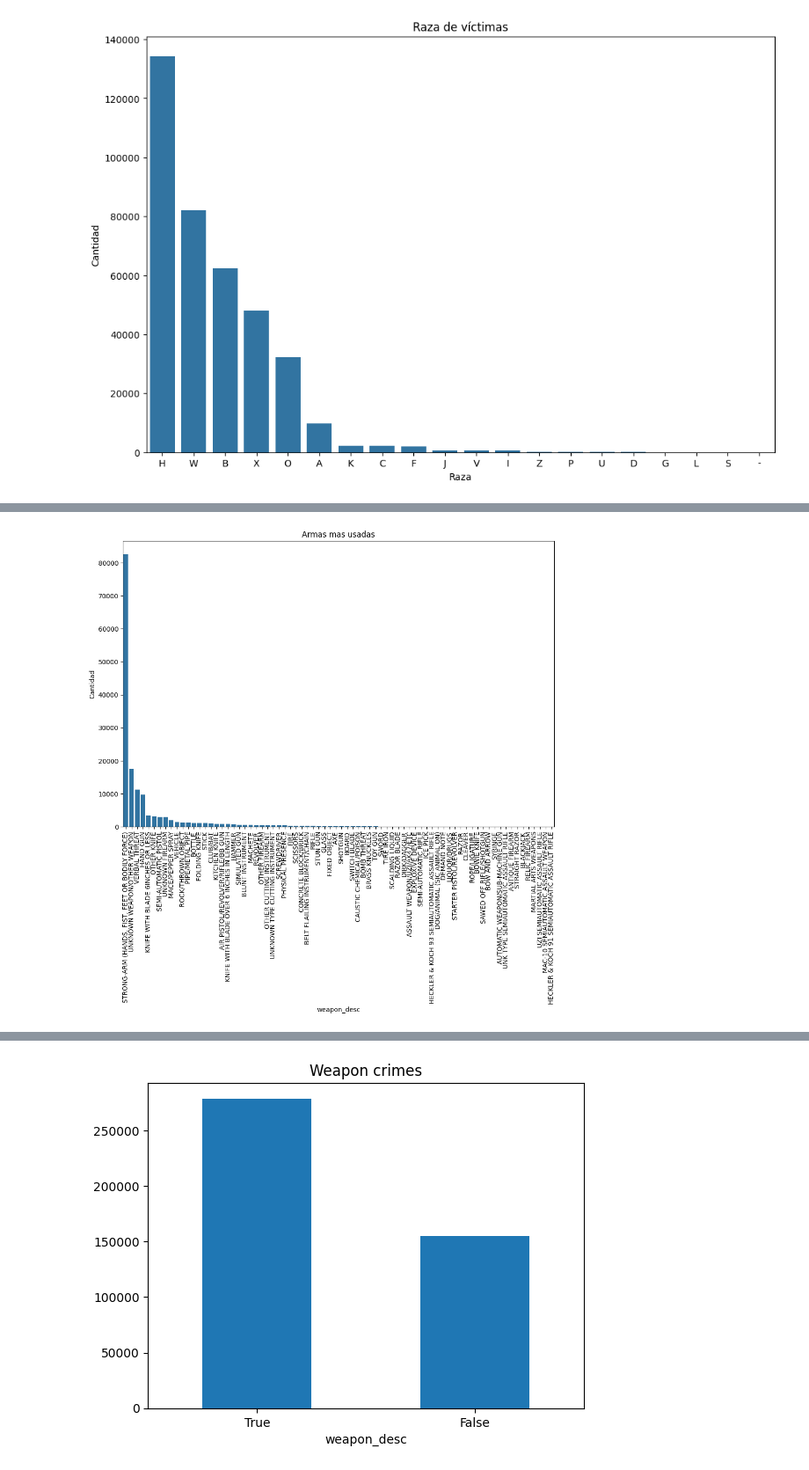
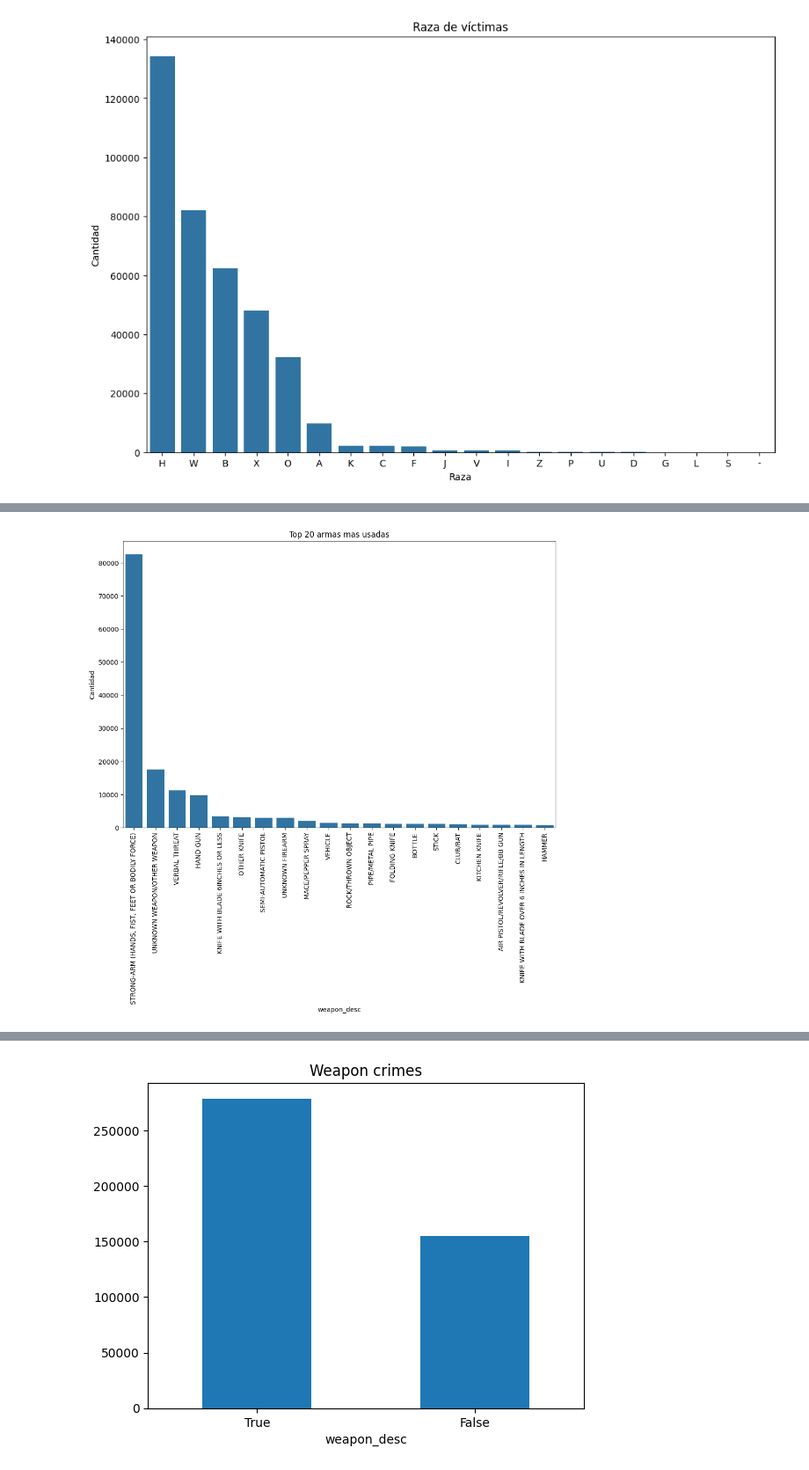
Before and after one commit to orj93/final_proyect_crime, a Jupyter notebook: src/EDA.ipynb, the cells around one changed output, grey strips where cells are left out. Shown at 88% size. Cells and saved outputs as stored; diff of their text form; code cells hidden in the pictures.

```diff
--- a/src/EDA.ipynb
+++ b/src/EDA.ipynb
@@ -115,2 +114,0 @@ memory usage: 67.6+ MB
-# %%
-total_data = total_data[total_data['date_occ'].dt.year >= 2020]
@@ -116,0 +130,2 @@ total_data = total_data[total_data['date_occ'].dt.year >= 2020]
+# %%
+total_data=total_data.loc[(total_data['vict_sex']=='M')|(total_data['vict_sex']=='F')|(total_data['vict_sex']=='X')|(total_data['vict_sex'].isnull())]
@@ -333,9 +319,9 @@ plt.show()
 # %% [output]
 [figure]
 # %%
-weapon_desc=total_data.value_counts("weapon_desc")
+weapon_desc=total_data.value_counts("weapon_desc")[0:20]
 weapon_desc=pd.DataFrame(weapon_desc)
-weapon_desc.head(20)
+weapon_desc.head(10)
 # %% [output]
 |  | count |
 | weapon_desc |  |
@@ -358,19 +338,19 @@ weapon_desc.head(20)
 # %%
 plt.figure(figsize=(12, 8))
 
 # Crear el histograma utilizando Seaborn
 ax=sns.barplot(x=weapon_desc.index, y=weapon_desc['count'], data=weapon_desc)
 plt.tick_params(axis = "x", labelrotation=90)
 
 # Configurar etiquetas y título
 plt.xlabel('weapon_desc')
 plt.ylabel('Cantidad')
-plt.title('Armas mas usadas')
+plt.title('Top 20 armas mas usadas')
 
 # Mostrar el gráfico
 plt.show()
 # %% [output]
-[figure, old version]
+[figure, new version]
 # %%
 is_weapon=total_data["weapon_desc"].isnull().value_counts()
 is_weapon#.value_counts()
```
Also changed, not shown: parts of 55 cells of this notebook, 1 other file.
